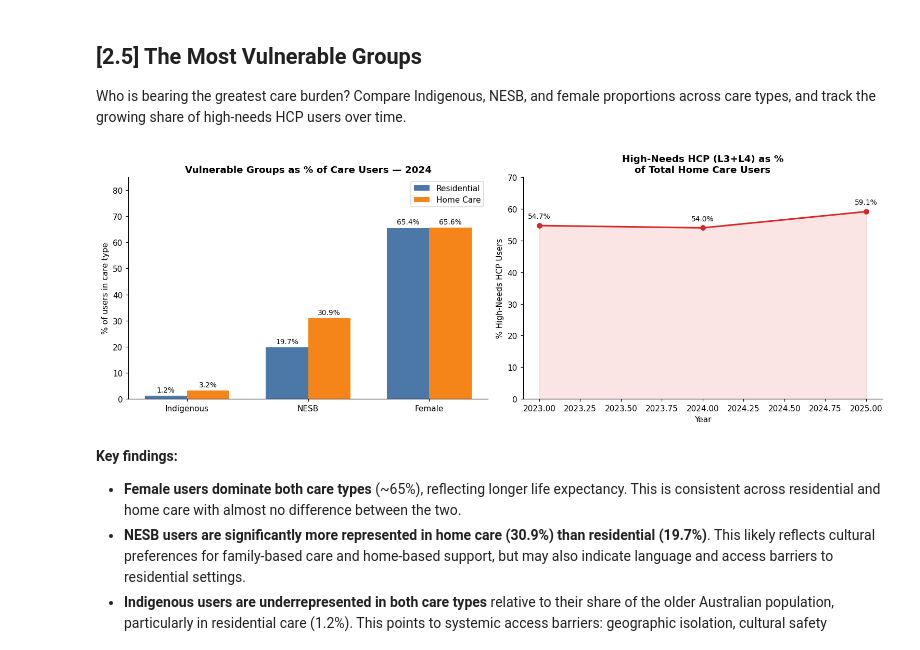
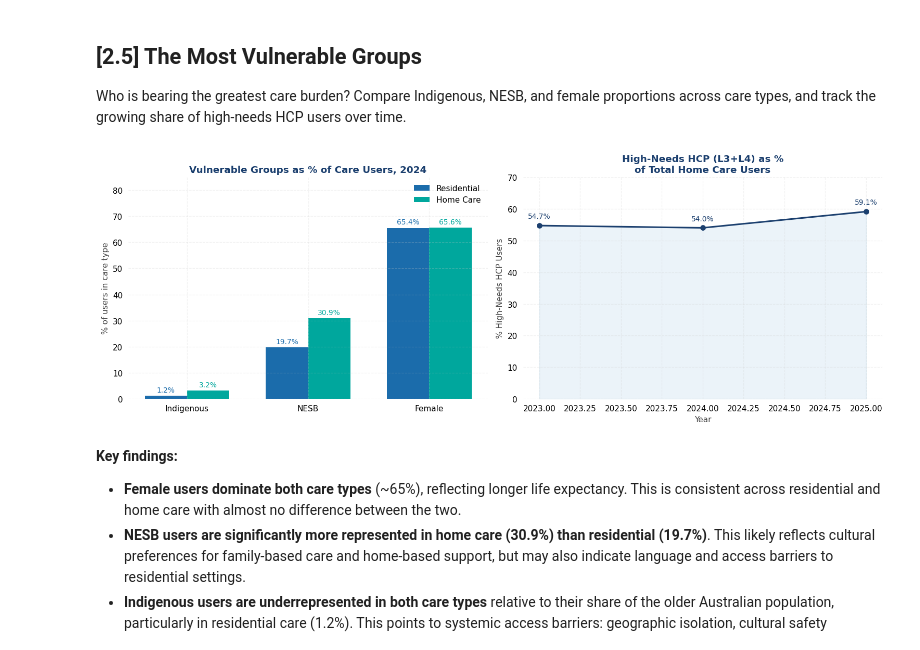
Before and after one commit to Alexandro2999/dvn-at3-aged-care-gap, a Jupyter notebook: notebooks/analyst/eda_basic_additional.ipynb, the cells around one changed output. Saved outputs shown, nothing was run; the diff lists cells and outputs as text; code cells hidden in the pictures.

```diff
--- a/notebooks/analyst/eda_basic_additional.ipynb
+++ b/notebooks/analyst/eda_basic_additional.ipynb
@@ -584,48 +616,49 @@ res = df_residential_users_by_acpr[df_residential_users_by_acpr['year'] == lates
 hc  = df_home_care_users_by_acpr[df_home_care_users_by_acpr['year'] == latest_yr]
 res_total, hc_total = res['total_users'].sum(), hc['total_users'].sum()
 
 groups  = ['Indigenous', 'NESB', 'Female']
 res_pct = [res['n_indigenous'].sum() / res_total * 100,
            res['n_nesb'].sum()       / res_total * 100,
            res['n_female'].sum()     / res_total * 100]
 hc_pct  = [hc['n_indigenous'].sum()  / hc_total * 100,
            hc['n_nesb'].sum()        / hc_total * 100,
            hc['n_female'].sum()      / hc_total * 100]
 
 x, w = np.arange(len(groups)), 0.35
 fig, (ax1, ax2) = plt.subplots(1, 2, figsize=(14, 5))
 
-b1 = ax1.bar(x - w/2, res_pct, w, label='Residential', color='#4C78A8')
-b2 = ax1.bar(x + w/2, hc_pct,  w, label='Home Care',   color='#F58518')
-ax1.bar_label(b1, fmt='%.1f%%', padding=3, fontsize=9)
-ax1.bar_label(b2, fmt='%.1f%%', padding=3, fontsize=9)
+b1 = ax1.bar(x - w/2, res_pct, w, label='Residential', color=BLUE)
+b2 = ax1.bar(x + w/2, hc_pct,  w, label='Home Care',   color=TEAL)
+ax1.bar_label(b1, fmt='%.1f%%', padding=3, fontsize=9, color=BLUE)
+ax1.bar_label(b2, fmt='%.1f%%', padding=3, fontsize=9, color=TEAL)
 ax1.set_xticks(x)
 ax1.set_xticklabels(groups)
-ax1.set_ylabel('% of users in care type')
+ax1.set_ylabel('% of users in care type', color='#444')
 ax1.set_ylim(0, 85)
-ax1.set_title(f'Vulnerable Groups as % of Care Users — {latest_yr}', fontweight='bold')
-ax1.legend()
+ax1.set_title(f'Vulnerable Groups as % of Care Users, {latest_yr}',
+              fontweight='bold', color=NAVY)
+ax1.legend(framealpha=0)
 
-# High-needs HCP trend
 hcp_trend = (df_service_users_by_sa3
              .groupby('year')[['hcp_high_needs', 'total_homecare']].sum()
              .reset_index())
 hcp_trend['pct_high'] = hcp_trend['hcp_high_needs'] / hcp_trend['total_homecare'] * 100
 
-ax2.plot(hcp_trend['year'], hcp_trend['pct_high'], marker='o', color='#d62728', linewidth=2)
-ax2.fill_between(hcp_trend['year'], hcp_trend['pct_high'], alpha=0.12, color='#d62728')
+ax2.plot(hcp_trend['year'], hcp_trend['pct_high'], marker='o', color=NAVY, linewidth=2)
+ax2.fill_between(hcp_trend['year'], hcp_trend['pct_high'], alpha=0.12, color=BLUE_MID)
 for _, row in hcp_trend.iterrows():
     ax2.annotate(f"{row['pct_high']:.1f}%", (row['year'], row['pct_high']),
-                 textcoords='offset points', xytext=(0, 9), ha='center', fontsize=9)
-ax2.set_xlabel('Year')
-ax2.set_ylabel('% High-Needs HCP Users')
-ax2.set_title('High-Needs HCP (L3+L4) as %\nof Total Home Care Users', fontweight='bold')
+                 textcoords='offset points', xytext=(0, 9), ha='center', fontsize=9, color=NAVY)
+ax2.set_xlabel('Year', color='#444')
+ax2.set_ylabel('% High-Needs HCP Users', color='#444')
+ax2.set_title('High-Needs HCP (L3+L4) as %\nof Total Home Care Users',
+              fontweight='bold', color=NAVY)
 ax2.set_ylim(0, 70)
 
 plt.tight_layout()
 plt.show()
 # %% [output]
-[figure, old version]
+[figure, new version]
 # %% [markdown]
 **Key findings:**
 - **Female users dominate both care types** (~65%), reflecting longer life expectancy. This is consistent across residential and home care with almost no difference between the two.
```
Also changed, not shown: parts of 21 cells of this notebook, 24 other files.
